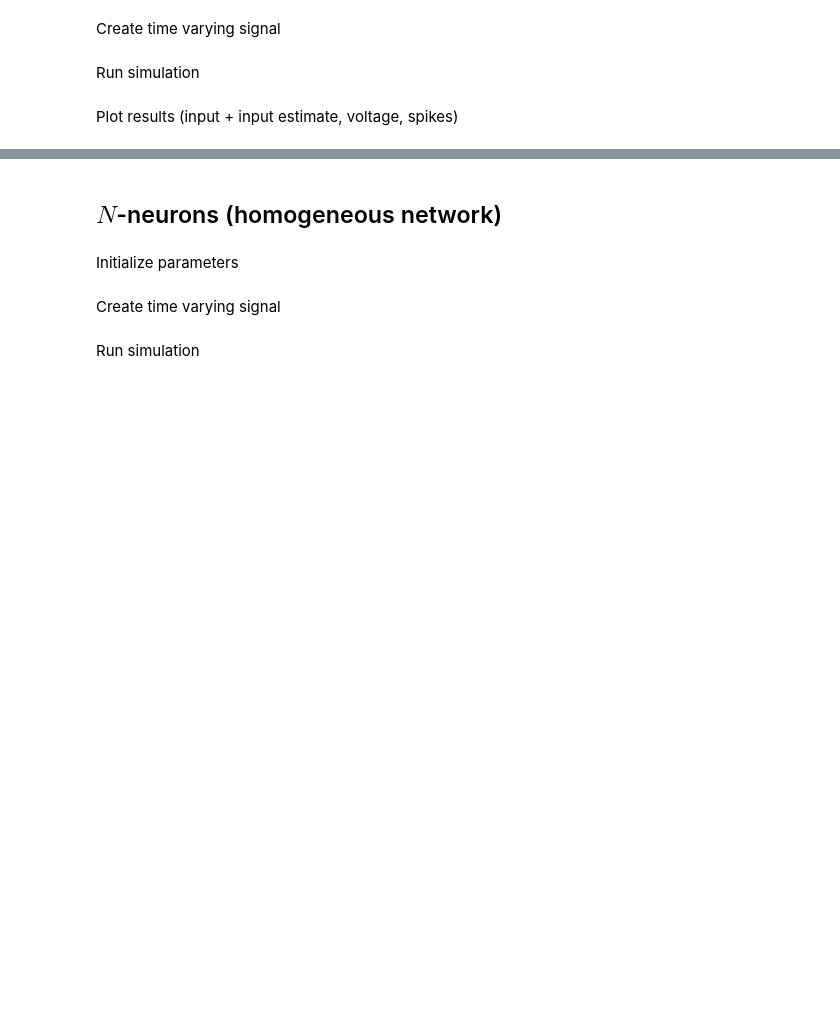
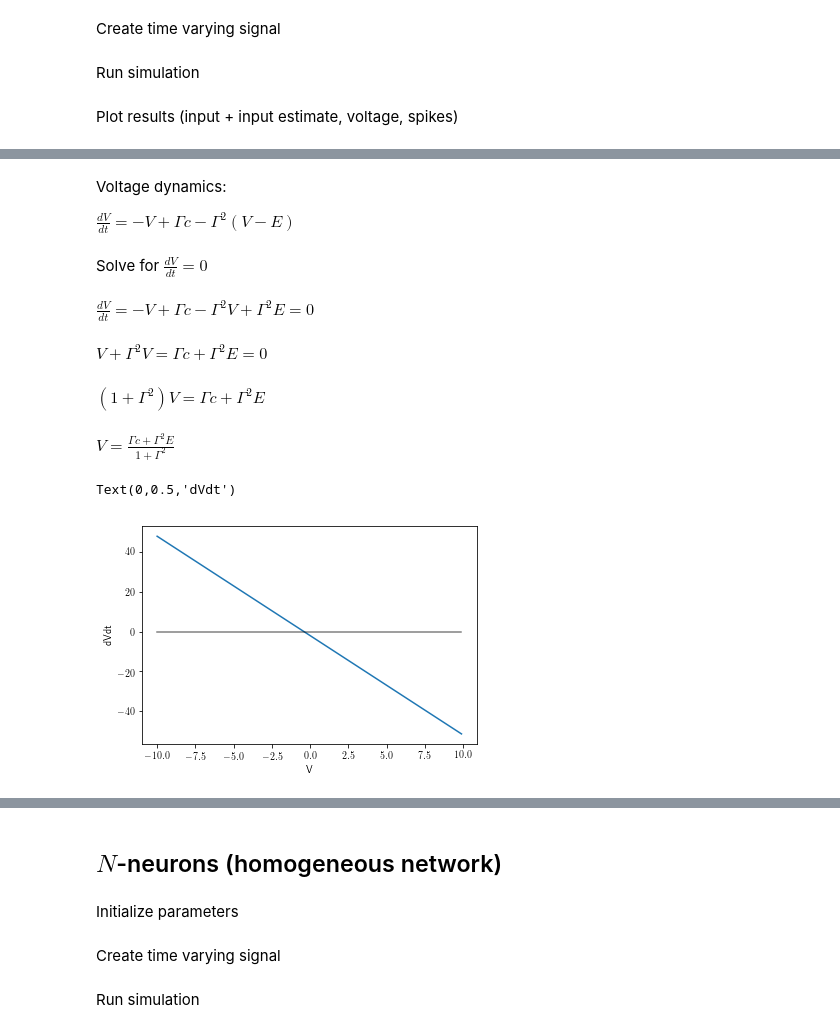
Before and after one commit to ABra1993/LisbonLab, a Jupyter notebook: Conductance_SNN.ipynb, the cells around one changed output, grey strips where cells are left out. Cells and saved outputs as stored; diff of their text form; code cells hidden in the pictures; blank space fills up the shorter version.

```diff
--- a/Conductance_SNN.ipynb
+++ b/Conductance_SNN.ipynb
@@ -130,0 +168,31 @@ plot_single()
+# %% [markdown]
+Voltage dynamics:
+
+$ \frac{dV}{dt} = -V + \Gamma c - \Gamma^{2} (V - E)$
+# %% [markdown]
+Solve for $\frac{dV}{dt} = 0$
+# %% [markdown]
+$ \frac{dV}{dt} = -V + \Gamma c - \Gamma^{2} V + \Gamma^{2} E = 0$
+# %% [markdown]
+$V + \Gamma^{2} V  = \Gamma c + \Gamma^{2} E = 0$
+# %% [markdown]
+$(1 + \Gamma^{2}) V = \Gamma c + \Gamma^{2} E$
+# %% [markdown]
+$V = \frac{\Gamma c + \Gamma^{2}E}{1 + \Gamma^{2}}$
+# %%
+dVdt = []
+c = 5
+
+voltage = np.arange(-10, 10, 0.1)
+for v in range(len(voltage)):
+    temp = -voltage[v] + gamma * c - (gamma ** 2) * (voltage[v] - E)
+
+    dVdt.append(temp)
+
+pl.plot(voltage, dVdt)
+pl.plot(voltage, voltage * 0, 'k', alpha=0.5)
+pl.xlabel('V')
+pl.ylabel('dVdt')
+# %% [output]
+Text(0,0.5,'dVdt')
+[figure, added]
```
Also changed, not shown: parts of 31 cells of this notebook, 4 other files.
